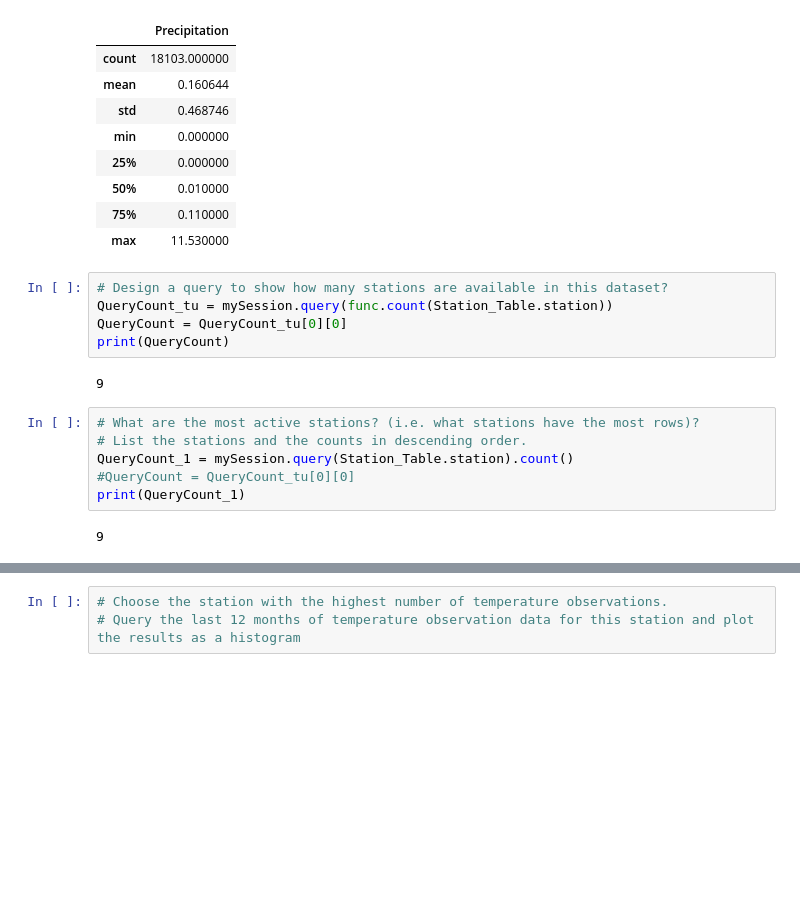
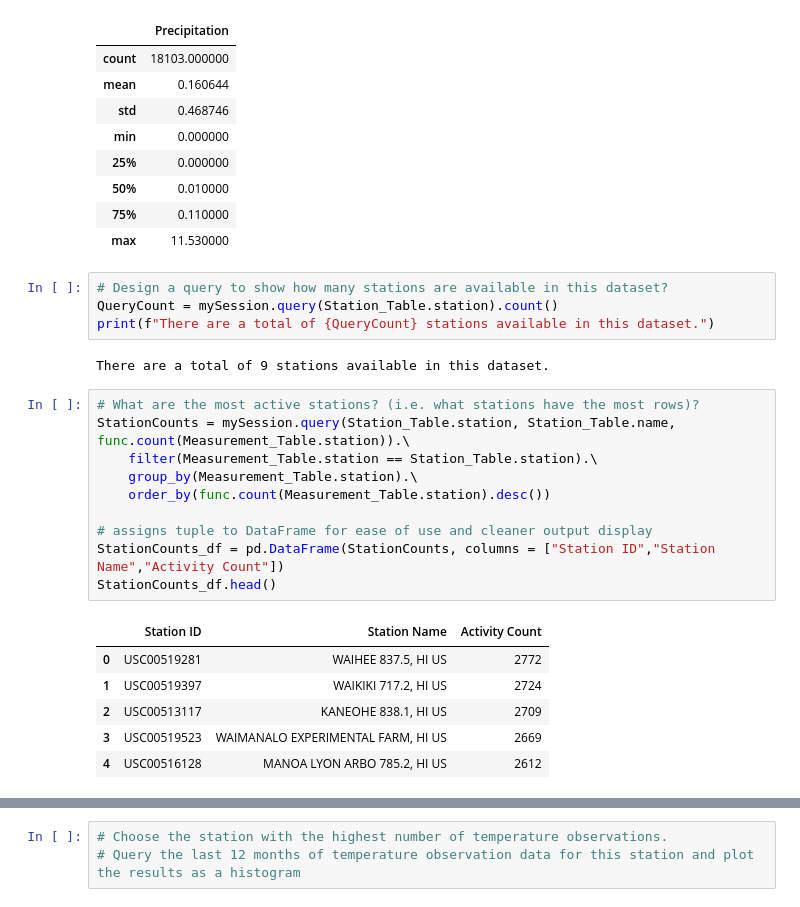
Before and after one commit to abordetskiy/Hawaii-Climate-Data-SQL-Integration, a Jupyter notebook: sqlalchemy-challenge.ipynb, the cells around one changed output, grey strips where cells are left out. Cells and saved outputs as stored; diff of their text form; blank space fills up the shorter version.

Commit message:
feat: add most active stations list

```diff
--- a/sqlalchemy-challenge.ipynb
+++ b/sqlalchemy-challenge.ipynb
@@ -103,19 +103,27 @@ Last12moPrcp_df.describe()
 | max | 11.530000 |
 # %%
 # Design a query to show how many stations are available in this dataset?
-QueryCount_tu = mySession.query(func.count(Station_Table.station))
-QueryCount = QueryCount_tu[0][0]
-print(QueryCount)
+QueryCount = mySession.query(Station_Table.station).count()
+print(f"There are a total of {QueryCount} stations available in this dataset.")
 # %% [output]
-9
+There are a total of 9 stations available in this dataset.
-# %%
-# What are the most active stations? (i.e. what stations have the most rows)?
-# List the stations and the counts in descending order.
-QueryCount_1 = mySession.query(Station_Table.station).count()
-#QueryCount = QueryCount_tu[0][0]
-print(QueryCount_1)
-# %% [output]
-9
+# %%
+# What are the most active stations? (i.e. what stations have the most rows)?
+StationCounts = mySession.query(Station_Table.station, Station_Table.name, func.count(Measurement_Table.station)).\
+    filter(Measurement_Table.station == Station_Table.station).\
+    group_by(Measurement_Table.station).\
+    order_by(func.count(Measurement_Table.station).desc())
+
+# assigns tuple to DataFrame for ease of use and cleaner output display
+StationCounts_df = pd.DataFrame(StationCounts, columns = ["Station ID","Station Name","Activity Count"])
+StationCounts_df.head()
+# %% [output]
+|  | Station ID | Station Name | Activity Count |
+| 0 | USC00519281 | WAIHEE 837.5, HI US | 2772 |
+| 1 | USC00519397 | WAIKIKI 717.2, HI US | 2724 |
+| 2 | USC00513117 | KANEOHE 838.1, HI US | 2709 |
+| 3 | USC00519523 | WAIMANALO EXPERIMENTAL FARM, HI US | 2669 |
+| 4 | USC00516128 | MANOA LYON ARBO 785.2, HI US | 2612 |
 # %%
 # Using the station id from the previous query, calculate the lowest temperature recorded,
 # highest temperature recorded, and average temperature of the most active station?
```
Also changed, not shown: parts of 3 cells of this notebook.
